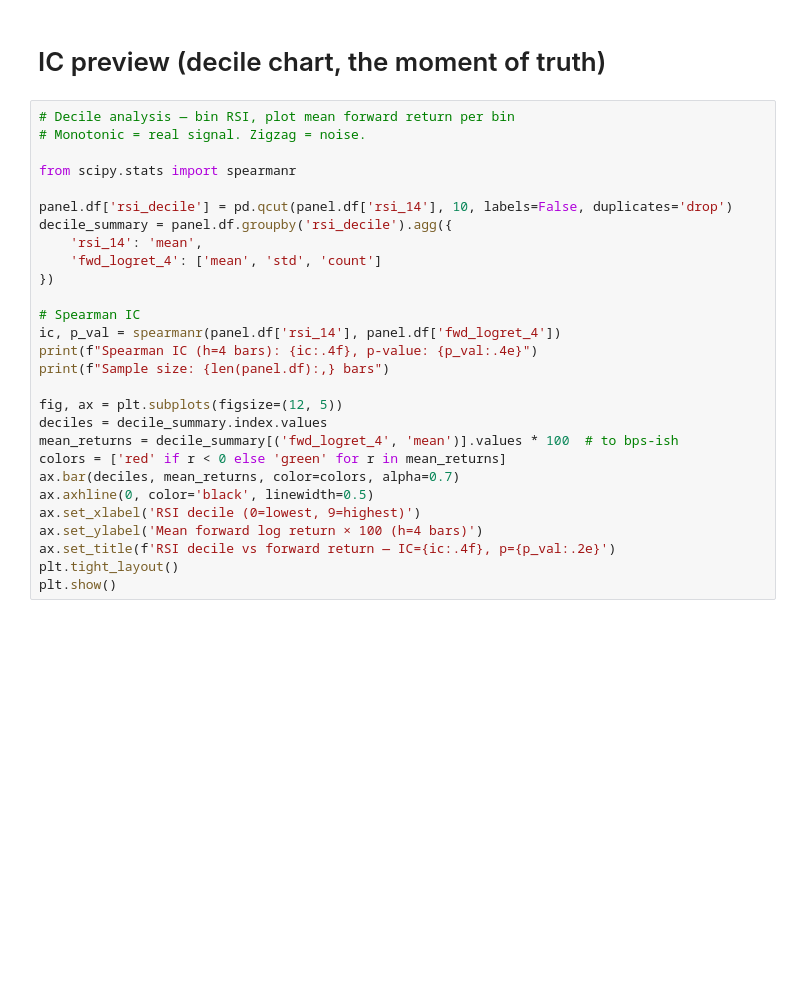
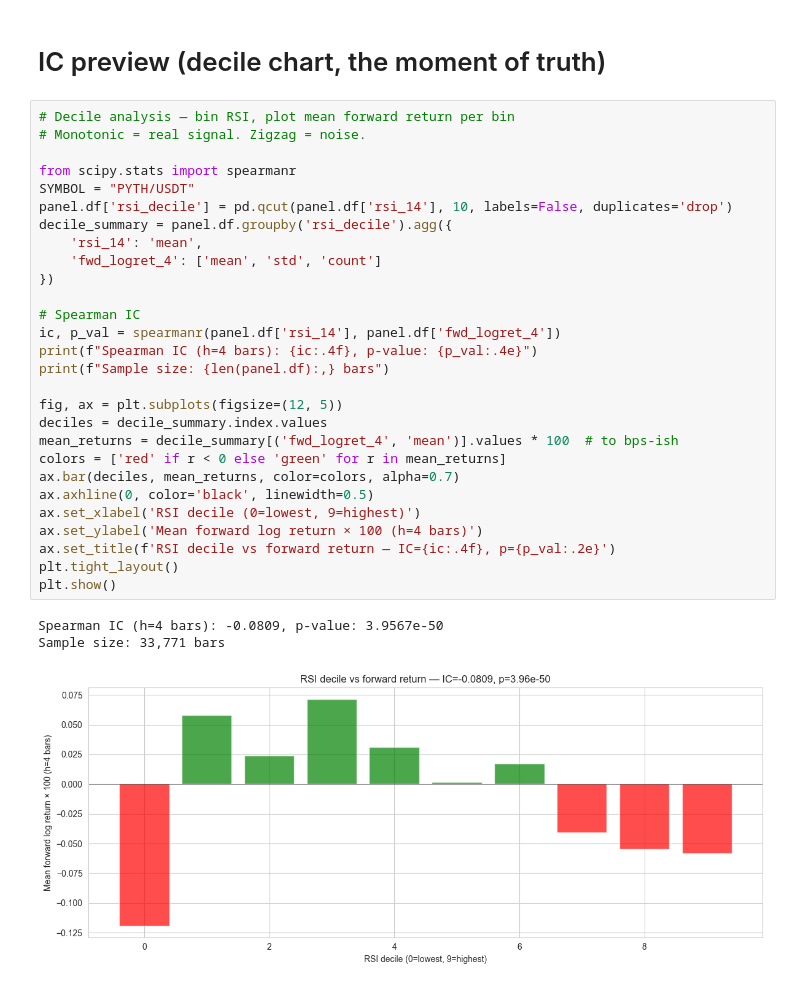
Before and after one commit to heavendragon-17/rsi_bot, a Jupyter notebook: research/2026-04-28_phase1_audit_exploration.ipynb, the cells around one changed output. Drawn from its saved outputs; the diff is of its cells as text; blank space fills up the shorter version.

```diff
--- a/research/2026-04-28_phase1_audit_exploration.ipynb
+++ b/research/2026-04-28_phase1_audit_exploration.ipynb
@@ -155,28 +214,32 @@ plt.show()
 # %%
 # Decile analysis — bin RSI, plot mean forward return per bin
 # Monotonic = real signal. Zigzag = noise.
 
 from scipy.stats import spearmanr
-
+SYMBOL = "PYTH/USDT"
 panel.df['rsi_decile'] = pd.qcut(panel.df['rsi_14'], 10, labels=False, duplicates='drop')
 decile_summary = panel.df.groupby('rsi_decile').agg({
     'rsi_14': 'mean',
     'fwd_logret_4': ['mean', 'std', 'count']
 })
 
 # Spearman IC
 ic, p_val = spearmanr(panel.df['rsi_14'], panel.df['fwd_logret_4'])
 print(f"Spearman IC (h=4 bars): {ic:.4f}, p-value: {p_val:.4e}")
 print(f"Sample size: {len(panel.df):,} bars")
 
 fig, ax = plt.subplots(figsize=(12, 5))
 deciles = decile_summary.index.values
 mean_returns = decile_summary[('fwd_logret_4', 'mean')].values * 100  # to bps-ish
 colors = ['red' if r < 0 else 'green' for r in mean_returns]
 ax.bar(deciles, mean_returns, color=colors, alpha=0.7)
 ax.axhline(0, color='black', linewidth=0.5)
 ax.set_xlabel('RSI decile (0=lowest, 9=highest)')
 ax.set_ylabel('Mean forward log return × 100 (h=4 bars)')
 ax.set_title(f'RSI decile vs forward return — IC={ic:.4f}, p={p_val:.2e}')
 plt.tight_layout()
 plt.show()
+# %% [output]
+Spearman IC (h=4 bars): -0.0809, p-value: 3.9567e-50
+Sample size: 33,771 bars
+[figure, added]
```
Also changed, not shown: parts of 14 cells of this notebook, 19 other files.
